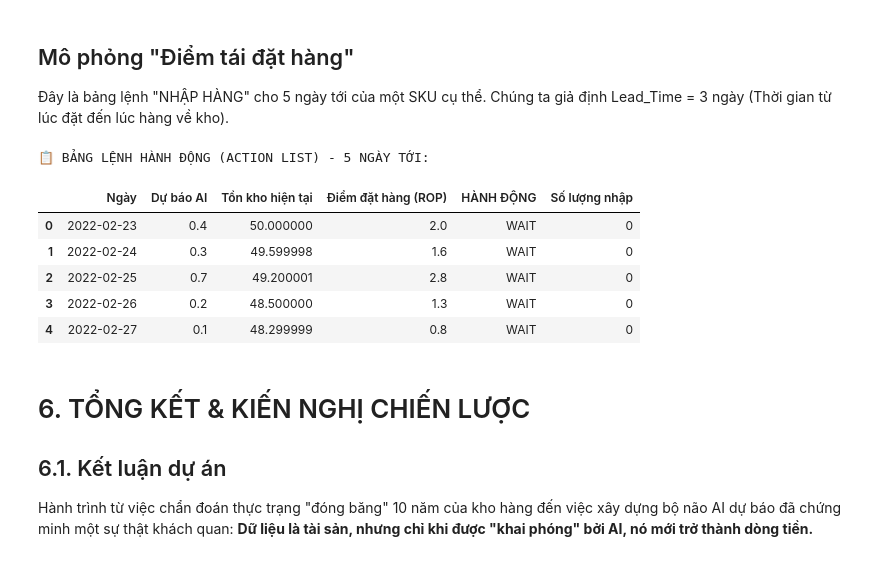
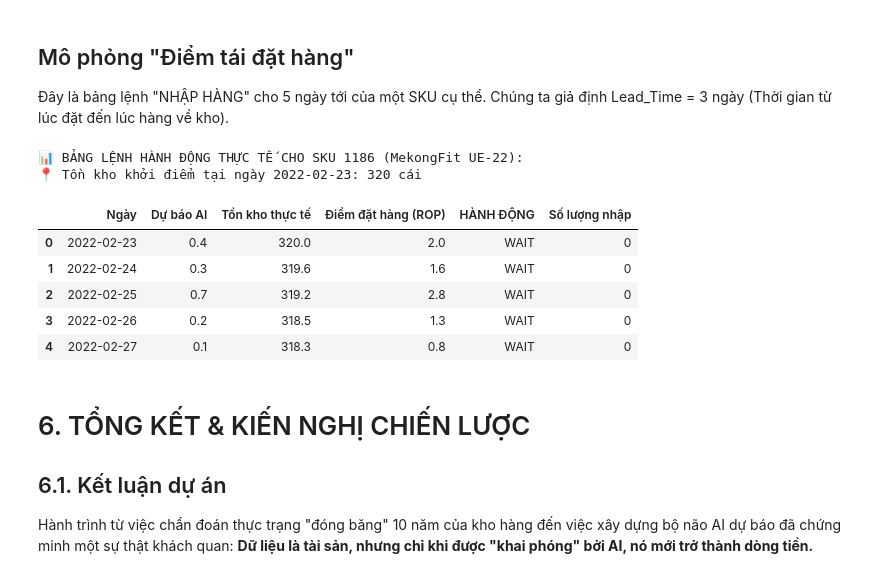
Before and after one commit to CodeDaoVietNam/DATATHON_2026, a Jupyter notebook: notebooks/stockout_eda.ipynb, the cells around one changed output. Saved outputs shown, nothing was run; the diff lists cells and outputs as text; code cells hidden in the pictures.

```diff
--- a/notebooks/stockout_eda.ipynb
+++ b/notebooks/stockout_eda.ipynb
@@ -1093,48 +1093,61 @@ Bạn hãy dùng biểu đồ này để khẳng định với Ban giám khảo
 
 Đây là bảng lệnh "NHẬP HÀNG" cho 5 ngày tới của một SKU cụ thể. Chúng ta giả định Lead_Time = 3 ngày (Thời gian từ lúc đặt đến lúc hàng về kho).
 # %%
-# Giả sử Lead Time = 3 ngày
-LEAD_TIME = 3
-# Safety Stock dựa trên 1.65 * MAE (để đảm bảo 95% không cháy hàng)
-safety_stock = 1.65 * mae
+# ==============================================================================
+# 5.4. LỆNH HÀNH ĐỘNG THỰC TẾ (REAL-WORLD ACTION LIST)
+# ==============================================================================
 
-# Tạo bảng Action List cho 5 ngày tiếp theo
-action_list = []
-current_stock = 50 # Giả sử tồn kho hiện tại đang có 50 cái
+# 1. Lấy tồn kho thực tế cuối cùng của SKU này từ bảng Inventory
+# Giả sử chúng ta bắt đầu dự báo từ ngày đầu tiên của tập Test
+start_date = y_test.index[0]
+actual_inventory = df_inventory[
+    (df_inventory['product_id'] == sku_id) &
+    (pd.to_datetime(df_inventory['snapshot_date']) < start_date)
+].sort_values('snapshot_date', ascending=False)
+
+if not actual_inventory.empty:
+    current_stock_real = actual_inventory.iloc[0]['stock_on_hand']
+else:
+    current_stock_real = 0 # Nếu không có dữ liệu thì coi như bằng 0
+
+# 2. Chạy mô phỏng lệnh với tồn kho THẬT
+action_list_real = []
+temp_stock = current_stock_real
+LEAD_TIME = 3 # Giả định hàng về sau 3 ngày
 
 for i in range(5):
     forecast_demand = y_pred[i]
-    # ROP = (Dự báo x Lead Time) + Safety Stock
-    rop = (forecast_demand * LEAD_TIME) + safety_stock
+    rop = (forecast_demand * LEAD_TIME) + (1.65 * mae)
 
     status = "WAIT"
     order_qty = 0
-    if current_stock < rop:
+    if temp_stock < rop:
         status = "🔥 ORDER"
-        order_qty = int(rop - current_stock + (forecast_demand * 7)) # Nhập thêm đủ bán 1 tuần
-        current_stock += order_qty # Giả lập hàng về ngay
+        order_qty = int(rop - temp_stock + (forecast_demand * 7))
+        temp_stock += order_qty
 
-    action_list.append({
+    action_list_real.append({
         'Ngày': (y_test.index[i]).strftime('%Y-%m-%d'),
         'Dự báo AI': round(forecast_demand, 1),
-        'Tồn kho hiện tại': round(current_stock, 1),
+        'Tồn kho thực tế': round(temp_stock, 1),
         'Điểm đặt hàng (ROP)': round(rop, 1),
         'HÀNH ĐỘNG': status,
         'Số lượng nhập': order_qty
     })
-    # Trừ tồn kho sau ngày bán
-    current_stock -= forecast_demand
+    temp_stock -= forecast_demand
 
-print("\n📋 BẢNG LỆNH HÀNH ĐỘNG (ACTION LIST) - 5 NGÀY TỚI:")
-display(pd.DataFrame(action_list))
+print(f"📊 BẢNG LỆNH HÀNH ĐỘNG THỰC TẾ CHO SKU {sku_id} ({sku_name}):")
+print(f"📍 Tồn kho khởi điểm tại ngày {start_date.date()}: {current_stock_real} cái")
+display(pd.DataFrame(action_list_real))
 # %% [output]
-📋 BẢNG LỆNH HÀNH ĐỘNG (ACTION LIST) - 5 NGÀY TỚI:
+📊 BẢNG LỆNH HÀNH ĐỘNG THỰC TẾ CHO SKU 1186 (MekongFit UE-22):
+📍 Tồn kho khởi điểm tại ngày 2022-02-23: 320 cái
-|  | Ngày | Dự báo AI | Tồn kho hiện tại | Điểm đặt hàng (ROP) | HÀNH ĐỘNG | Số lượng nhập |
-| 0 | 2022-02-23 | 0.4 | 50.000000 | 2.0 | WAIT | 0 |
-| 1 | 2022-02-24 | 0.3 | 49.599998 | 1.6 | WAIT | 0 |
-| 2 | 2022-02-25 | 0.7 | 49.200001 | 2.8 | WAIT | 0 |
-| 3 | 2022-02-26 | 0.2 | 48.500000 | 1.3 | WAIT | 0 |
-| 4 | 2022-02-27 | 0.1 | 48.299999 | 0.8 | WAIT | 0 |
+|  | Ngày | Dự báo AI | Tồn kho thực tế | Điểm đặt hàng (ROP) | HÀNH ĐỘNG | Số lượng nhập |
+| 0 | 2022-02-23 | 0.4 | 320.0 | 2.0 | WAIT | 0 |
+| 1 | 2022-02-24 | 0.3 | 319.6 | 1.6 | WAIT | 0 |
+| 2 | 2022-02-25 | 0.7 | 319.2 | 2.8 | WAIT | 0 |
+| 3 | 2022-02-26 | 0.2 | 318.5 | 1.3 | WAIT | 0 |
+| 4 | 2022-02-27 | 0.1 | 318.3 | 0.8 | WAIT | 0 |
 # %% [markdown]
 # 6. TỔNG KẾT & KIẾN NGHỊ CHIẾN LƯỢC
 
```
Also changed, not shown: 1 other file.
